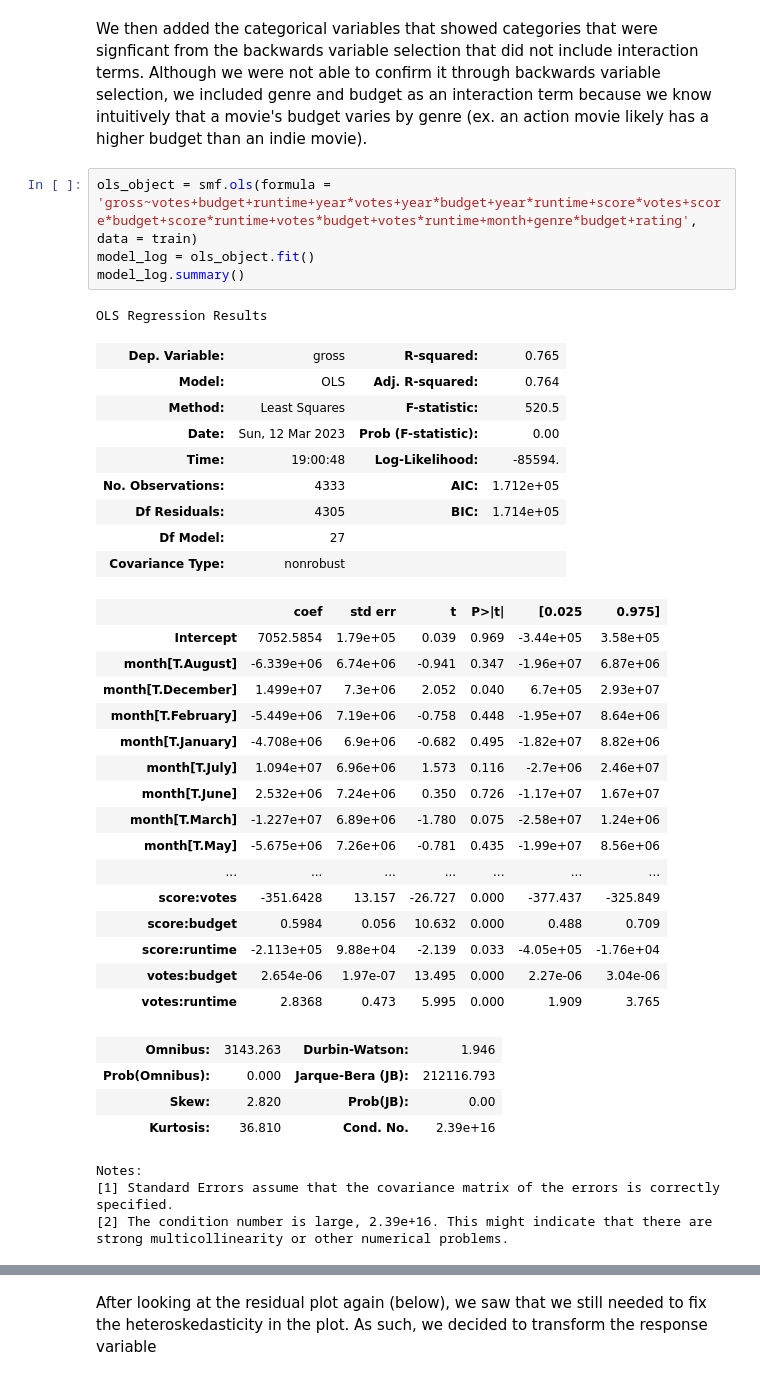
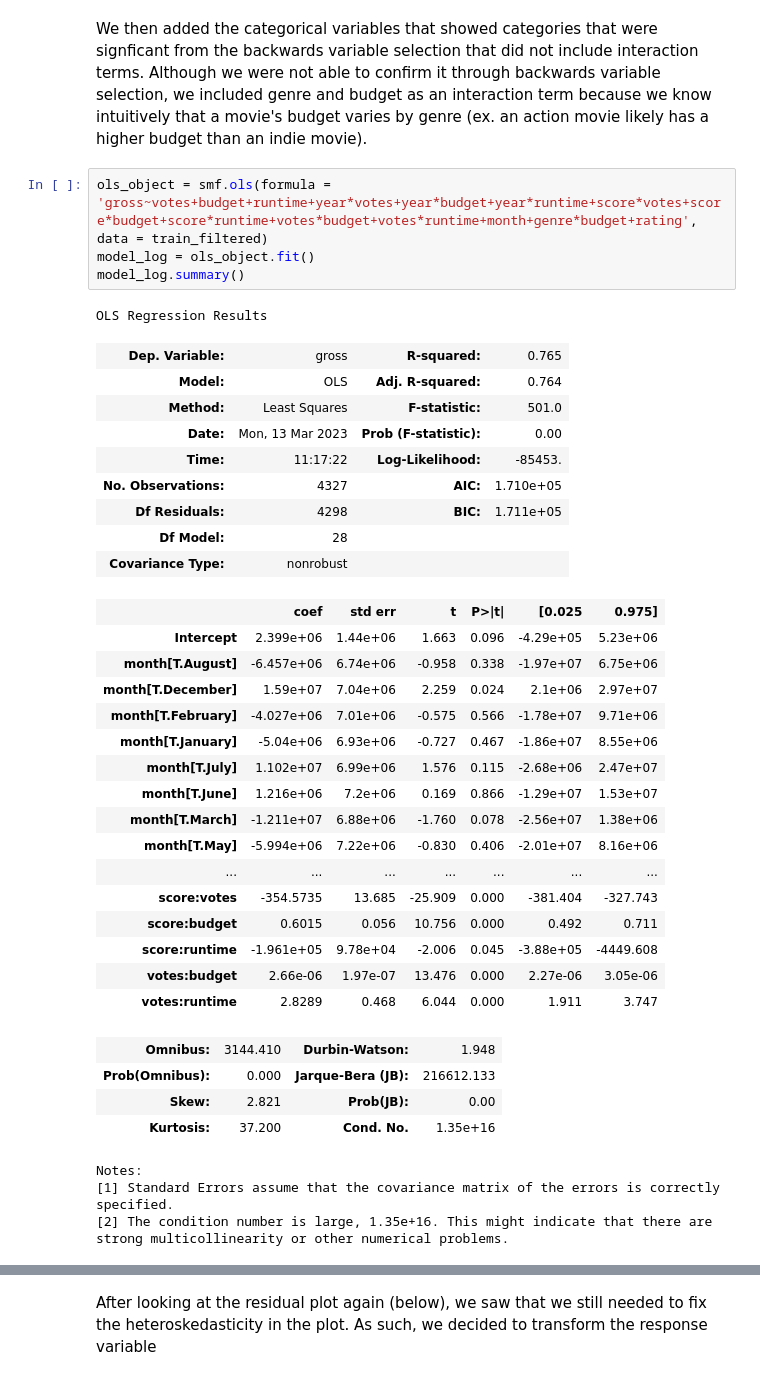
Before and after one commit to isabelgabrielaknight/final-project-303-2, a Jupyter notebook: MarkdownMasters_code.ipynb, the cells around one changed output, grey strips where cells are left out. Cells and saved outputs as stored; diff of their text form.

```diff
--- a/MarkdownMasters_code.ipynb
+++ b/MarkdownMasters_code.ipynb
@@ -717,43 +713,43 @@ strong multicollinearity or other numerical problems.
 # %% [markdown]
 We then added the categorical variables that showed categories that were signficant from the backwards variable selection that did not include interaction terms. Although we were not able to confirm it through backwards variable selection, we included genre and budget as an interaction term because we know intuitively that a movie's budget varies by genre (ex. an action movie likely has a higher budget than an indie movie).
 # %%
-ols_object = smf.ols(formula = 'gross~votes+budget+runtime+year*votes+year*budget+year*runtime+score*votes+score*budget+score*runtime+votes*budget+votes*runtime+month+genre*budget+rating', data = train)
+ols_object = smf.ols(formula = 'gross~votes+budget+runtime+year*votes+year*budget+year*runtime+score*votes+score*budget+score*runtime+votes*budget+votes*runtime+month+genre*budget+rating', data = train_filtered)
 model_log = ols_object.fit()
 model_log.summary()
 # %% [output]
 OLS Regression Results
 | Dep. Variable: | gross | R-squared: | 0.765 |
 | Model: | OLS | Adj. R-squared: | 0.764 |
-| Method: | Least Squares | F-statistic: | 520.5 |
-| Date: | Sun, 12 Mar 2023 | Prob (F-statistic): | 0.00 |
-| Time: | 19:00:48 | Log-Likelihood: | -85594. |
-| No. Observations: | 4333 | AIC: | 1.712e+05 |
-| Df Residuals: | 4305 | BIC: | 1.714e+05 |
-| Df Model: | 27 |  |  |
+| Method: | Least Squares | F-statistic: | 501.0 |
+| Date: | Mon, 13 Mar 2023 | Prob (F-statistic): | 0.00 |
+| Time: | 11:17:22 | Log-Likelihood: | -85453. |
+| No. Observations: | 4327 | AIC: | 1.710e+05 |
+| Df Residuals: | 4298 | BIC: | 1.711e+05 |
+| Df Model: | 28 |  |  |
 | Covariance Type: | nonrobust |  |  |
 |  | coef | std err | t | P>|t| | [0.025 | 0.975] |
-| Intercept | 7052.5854 | 1.79e+05 | 0.039 | 0.969 | -3.44e+05 | 3.58e+05 |
-| month[T.August] | -6.339e+06 | 6.74e+06 | -0.941 | 0.347 | -1.96e+07 | 6.87e+06 |
-| month[T.December] | 1.499e+07 | 7.3e+06 | 2.052 | 0.040 | 6.7e+05 | 2.93e+07 |
-| month[T.February] | -5.449e+06 | 7.19e+06 | -0.758 | 0.448 | -1.95e+07 | 8.64e+06 |
-| month[T.January] | -4.708e+06 | 6.9e+06 | -0.682 | 0.495 | -1.82e+07 | 8.82e+06 |
-| month[T.July] | 1.094e+07 | 6.96e+06 | 1.573 | 0.116 | -2.7e+06 | 2.46e+07 |
-| month[T.June] | 2.532e+06 | 7.24e+06 | 0.350 | 0.726 | -1.17e+07 | 1.67e+07 |
-| month[T.March] | -1.227e+07 | 6.89e+06 | -1.780 | 0.075 | -2.58e+07 | 1.24e+06 |
-| month[T.May] | -5.675e+06 | 7.26e+06 | -0.781 | 0.435 | -1.99e+07 | 8.56e+06 |
+| Intercept | 2.399e+06 | 1.44e+06 | 1.663 | 0.096 | -4.29e+05 | 5.23e+06 |
+| month[T.August] | -6.457e+06 | 6.74e+06 | -0.958 | 0.338 | -1.97e+07 | 6.75e+06 |
+| month[T.December] | 1.59e+07 | 7.04e+06 | 2.259 | 0.024 | 2.1e+06 | 2.97e+07 |
+| month[T.February] | -4.027e+06 | 7.01e+06 | -0.575 | 0.566 | -1.78e+07 | 9.71e+06 |
+| month[T.January] | -5.04e+06 | 6.93e+06 | -0.727 | 0.467 | -1.86e+07 | 8.55e+06 |
+| month[T.July] | 1.102e+07 | 6.99e+06 | 1.576 | 0.115 | -2.68e+06 | 2.47e+07 |
+| month[T.June] | 1.216e+06 | 7.2e+06 | 0.169 | 0.866 | -1.29e+07 | 1.53e+07 |
+| month[T.March] | -1.211e+07 | 6.88e+06 | -1.760 | 0.078 | -2.56e+07 | 1.38e+06 |
+| month[T.May] | -5.994e+06 | 7.22e+06 | -0.830 | 0.406 | -2.01e+07 | 8.16e+06 |
 | ... | ... | ... | ... | ... | ... | ... |
-| score:votes | -351.6428 | 13.157 | -26.727 | 0.000 | -377.437 | -325.849 |
-| score:budget | 0.5984 | 0.056 | 10.632 | 0.000 | 0.488 | 0.709 |
-| score:runtime | -2.113e+05 | 9.88e+04 | -2.139 | 0.033 | -4.05e+05 | -1.76e+04 |
-| votes:budget | 2.654e-06 | 1.97e-07 | 13.495 | 0.000 | 2.27e-06 | 3.04e-06 |
-| votes:runtime | 2.8368 | 0.473 | 5.995 | 0.000 | 1.909 | 3.765 |
+| score:votes | -354.5735 | 13.685 | -25.909 | 0.000 | -381.404 | -327.743 |
+| score:budget | 0.6015 | 0.056 | 10.756 | 0.000 | 0.492 | 0.711 |
+| score:runtime | -1.961e+05 | 9.78e+04 | -2.006 | 0.045 | -3.88e+05 | -4449.608 |
+| votes:budget | 2.66e-06 | 1.97e-07 | 13.476 | 0.000 | 2.27e-06 | 3.05e-06 |
+| votes:runtime | 2.8289 | 0.468 | 6.044 | 0.000 | 1.911 | 3.747 |
-| Omnibus: | 3143.263 | Durbin-Watson: | 1.946 |
-| Prob(Omnibus): | 0.000 | Jarque-Bera (JB): | 212116.793 |
-| Skew: | 2.820 | Prob(JB): | 0.00 |
-| Kurtosis: | 36.810 | Cond. No. | 2.39e+16 |
+| Omnibus: | 3144.410 | Durbin-Watson: | 1.948 |
+| Prob(Omnibus): | 0.000 | Jarque-Bera (JB): | 216612.133 |
+| Skew: | 2.821 | Prob(JB): | 0.00 |
+| Kurtosis: | 37.200 | Cond. No. | 1.35e+16 |
 Notes:
 [1] Standard Errors assume that the covariance matrix of the errors is correctly specified.
-[2] The condition number is large, 2.39e+16. This might indicate that there are
+[2] The condition number is large, 1.35e+16. This might indicate that there are
 strong multicollinearity or other numerical problems.
 # %%
 # transforming response variable through square root based on the quadratic shapes we saw between 'gross' and the predictors during EDA
```
Also changed, not shown: parts of 18 cells of this notebook, 1 other file.
